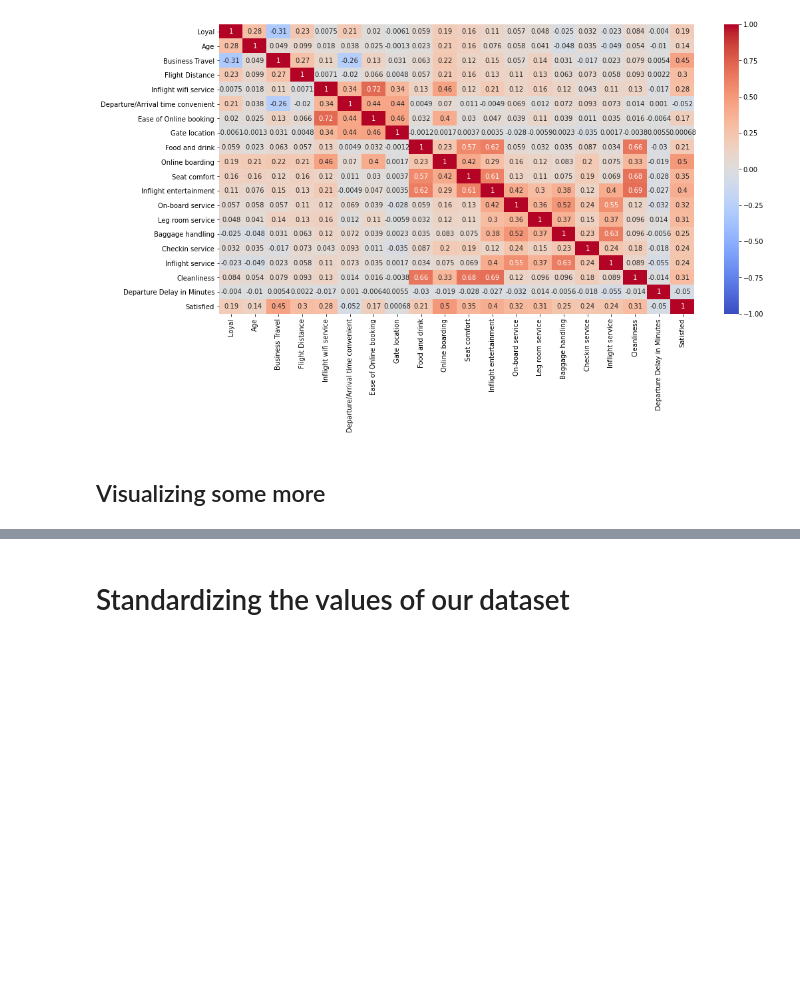
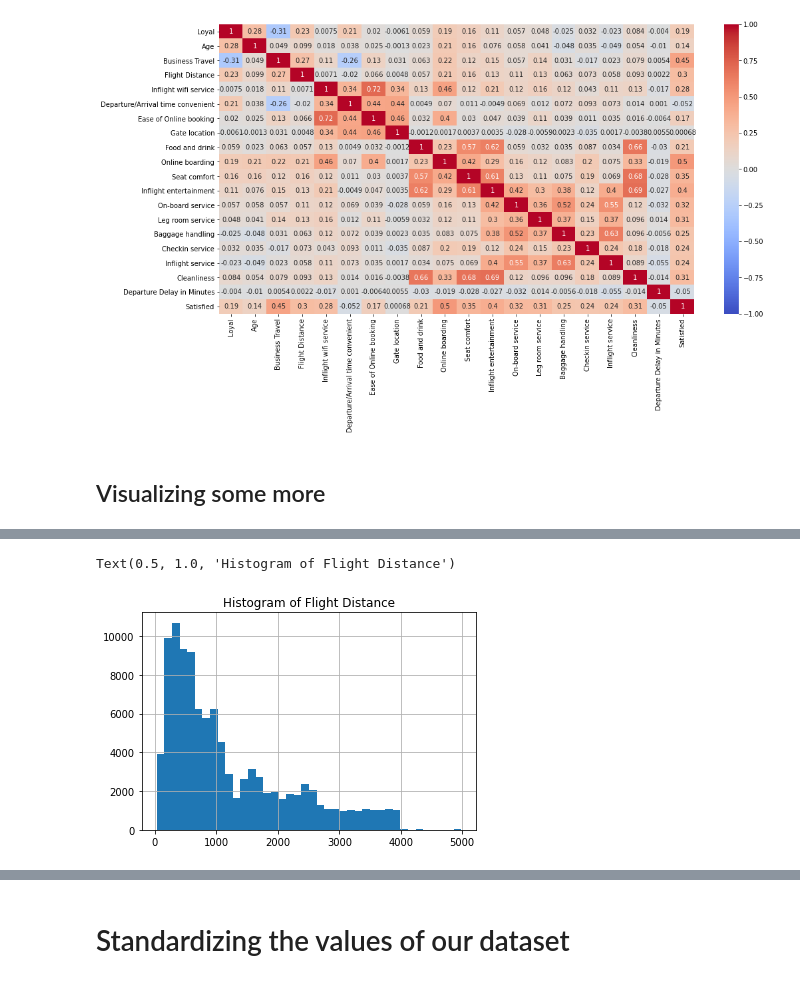
Before and after one commit to leo-cavalcante/airline-passenger-satisfaction, a Jupyter notebook: Airline Passenger Satisfaction.ipynb, the cells around one changed output, grey strips where cells are left out. Cells and saved outputs as stored; diff of their text form; code cells hidden in the pictures; blank space fills up the shorter version.

```diff
--- a/Airline Passenger Satisfaction.ipynb
+++ b/Airline Passenger Satisfaction.ipynb
@@ -242,0 +297,7 @@ airline
+# %%
+# Checking the distribution of Flight distance
+airline["Flight Distance"].hist(bins=40)
+plt.title("Histogram of Flight Distance")
+# %% [output]
+Text(0.5, 1.0, 'Histogram of Flight Distance')
+[figure, added]
```
Also changed, not shown: parts of 26 cells of this notebook.
